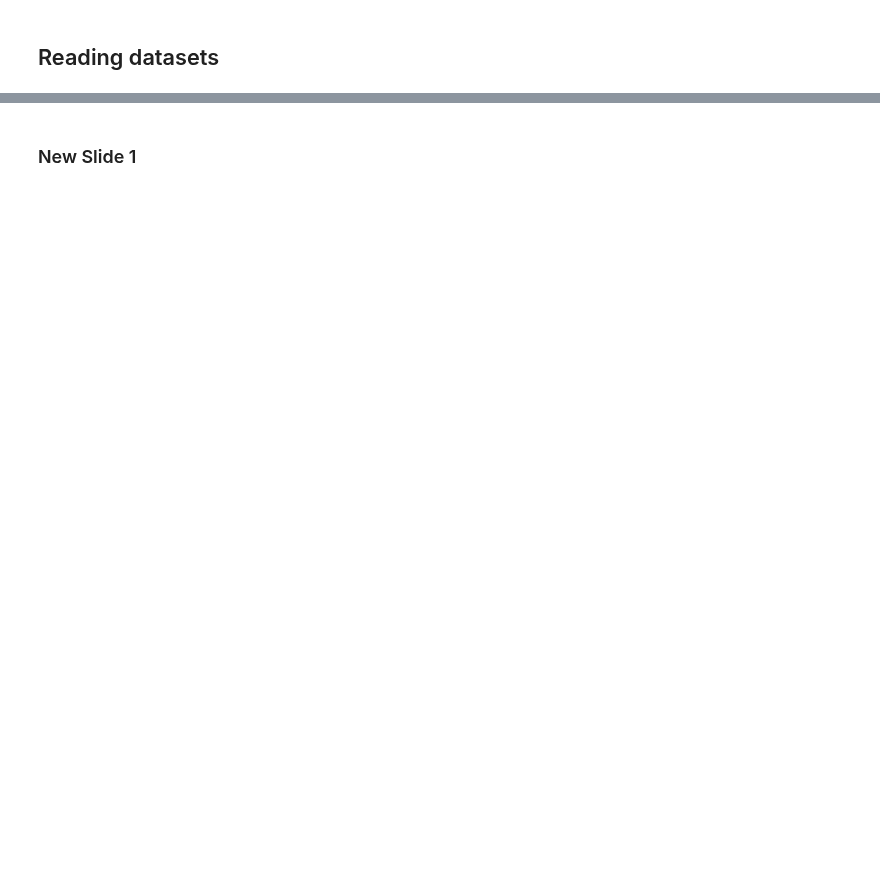
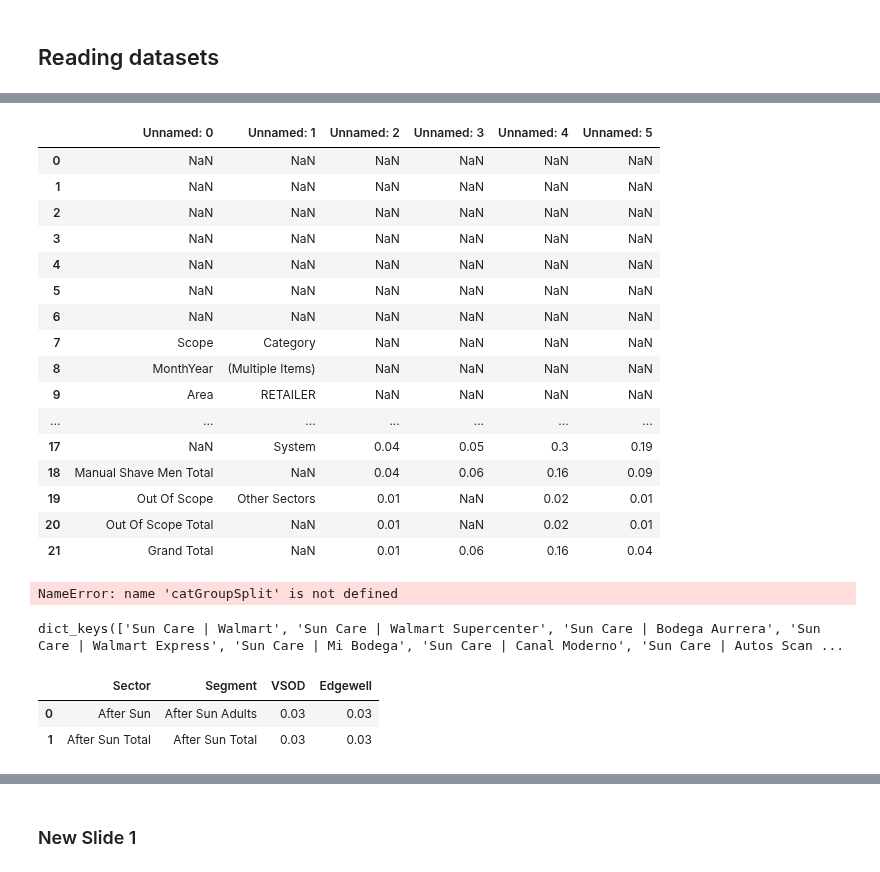
Before and after one commit to PricingOne/Slide-Automate, a Jupyter notebook: Promotion Slide Duplicate/Promotion Duplicate.ipynb, the cells around one changed output, grey strips where cells are left out. Saved outputs shown, nothing was run; the diff lists cells and outputs as text; code cells hidden in the pictures; blank space fills up the shorter version.

```diff
--- a/Promotion Slide Duplicate/Promotion Duplicate.ipynb
+++ b/Promotion Slide Duplicate/Promotion Duplicate.ipynb
@@ -697,0 +673,24 @@ if len(subcategories) >0:
+# %%
+Sector_client_VSOD['Manual Shave Men | Walmart']
+# %% [output]
+|  | Unnamed: 0 | Unnamed: 1 | Unnamed: 2 | Unnamed: 3 | Unnamed: 4 | Unnamed: 5 |
+| 0 | NaN | NaN | NaN | NaN | NaN | NaN |
+| 1 | NaN | NaN | NaN | NaN | NaN | NaN |
+| 2 | NaN | NaN | NaN | NaN | NaN | NaN |
+| 3 | NaN | NaN | NaN | NaN | NaN | NaN |
+| 4 | NaN | NaN | NaN | NaN | NaN | NaN |
+| 5 | NaN | NaN | NaN | NaN | NaN | NaN |
+| 6 | NaN | NaN | NaN | NaN | NaN | NaN |
+| 7 | Scope | Category | NaN | NaN | NaN | NaN |
+| 8 | MonthYear | (Multiple Items) | NaN | NaN | NaN | NaN |
+| 9 | Area | RETAILER | NaN | NaN | NaN | NaN |
+| ... | ... | ... | ... | ... | ... | ... |
+| 17 | NaN | System | 0.04 | 0.05 | 0.3 | 0.19 |
+| 18 | Manual Shave Men Total | NaN | 0.04 | 0.06 | 0.16 | 0.09 |
+| 19 | Out Of Scope | Other Sectors | 0.01 | NaN | 0.02 | 0.01 |
+| 20 | Out Of Scope Total | NaN | 0.01 | NaN | 0.02 | 0.01 |
+| 21 | Grand Total | NaN | 0.01 | 0.06 | 0.16 | 0.04 |
+# %%
+catGroupSplit
+# %% [output]
+NameError: name 'catGroupSplit' is not defined
@@ -698,3 +758,7 @@ if len(subcategories) >0:
+# %%
+subseg_vsod_merge
+# %% [output]
+dict_keys(['Sun Care | Walmart', 'Sun Care | Walmart Supercenter', 'Sun Care | Bodega Aurrera', 'Sun Care | Walmart Express', 'Sun Care | Mi Bodega', 'Sun Care | Canal Moderno', 'Sun Care | Autos Scan ...
 # %%
 def splitkeys(dic, lis, parent,clientlist):
     """
@@ -745,6 +807,12 @@ if len(subsegments)!=0:
     subseg_vsod_merged=splitkeys(subseg_vsod_merged,segments,parent=direct_parent['SubSegment'],clientlist=client)
 if len(subcategories)!=0:
     subcat_vsod_merged=splitkeys(subcat_vsod_merged,segments,parent=direct_parent['SubCategory'],clientlist=client)
+# %%
+seg_vsod_merged['Sun Care | Autos Scanning | After Sun | Edgewell']
+# %% [output]
+|  | Sector | Segment | VSOD | Edgewell |
+| 0 | After Sun | After Sun Adults | 0.03 | 0.03 |
+| 1 | After Sun Total | After Sun Total | 0.03 | 0.03 |
 # %%
 if len(sectors):
     sect_vsod_count =0
```
Also changed, not shown: parts of 126 cells of this notebook, 2 other files.
